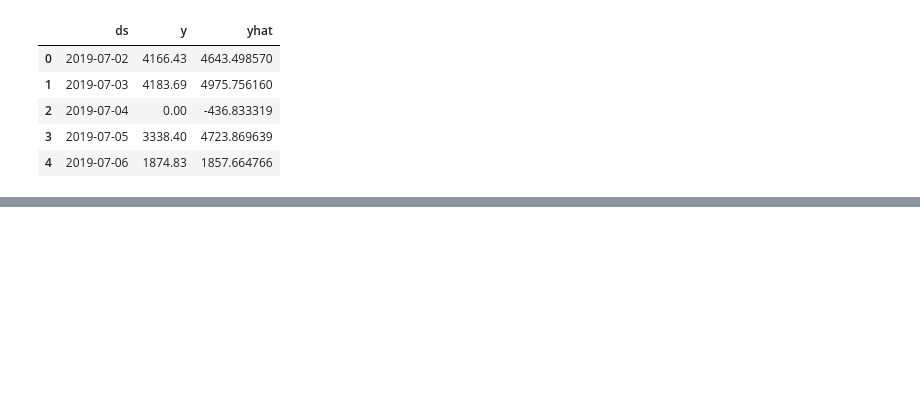
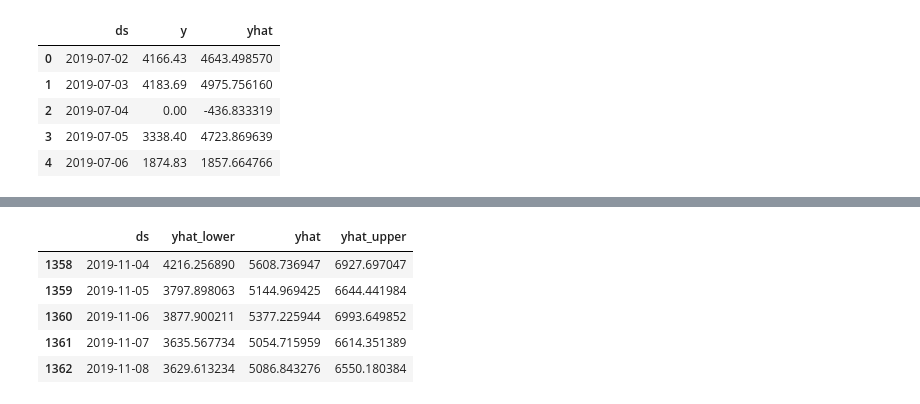
Before and after one commit to BlueOrangeDigital/TimeSeries, a Jupyter notebook: RevenuePerDoctor.ipynb, the cells around one changed output, grey strips where cells are left out. Cells and saved outputs as stored; diff of their text form; code cells hidden in the pictures; blank space fills up the shorter version.

```diff
--- a/RevenuePerDoctor.ipynb
+++ b/RevenuePerDoctor.ipynb
@@ -124,0 +174,10 @@ compare_dates('2019-07-02', '2019-07-06', test)
+# %%
+predict = forecast[forecast['ds']>='2019-11-04'][['ds','yhat_lower','yhat','yhat_upper']]
+predict.head()
+# %% [output]
+|  | ds | yhat_lower | yhat | yhat_upper |
+| 1358 | 2019-11-04 | 4216.256890 | 5608.736947 | 6927.697047 |
+| 1359 | 2019-11-05 | 3797.898063 | 5144.969425 | 6644.441984 |
+| 1360 | 2019-11-06 | 3877.900211 | 5377.225944 | 6993.649852 |
+| 1361 | 2019-11-07 | 3635.567734 | 5054.715959 | 6614.351389 |
+| 1362 | 2019-11-08 | 3629.613234 | 5086.843276 | 6550.180384 |
```
Also changed, not shown: parts of 29 cells of this notebook.
